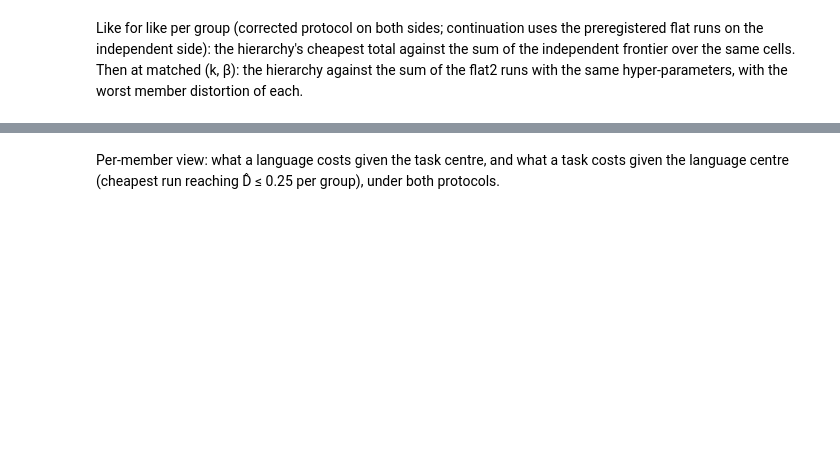
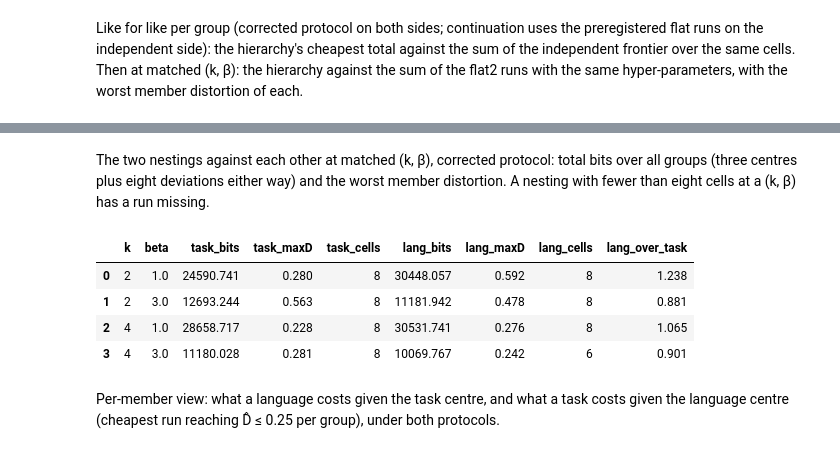
Before and after one commit to sirotenkogeorgii/prefix-programs, a Jupyter notebook: notebooks/01_figures.ipynb, the cells around one changed output, grey strips where cells are left out. Drawn from its saved outputs; the diff is of its cells as text; code cells hidden in the pictures; blank space fills up the shorter version.

Commit message:
Nesting comparison at matched hyper-parameters; notebook tables for the language-centred corrected hierarchy
Co-Authored-By: Claude Fable 5.1 <noreply@anthropic.com>

```diff
--- a/notebooks/01_figures.ipynb
+++ b/notebooks/01_figures.ipynb
@@ -300,3 +311,14 @@ mk.to_csv(TAB / "hier2_matched.csv", index=False); mk.round(3)
+# %% [markdown]
+The two nestings against each other at matched (k, β), corrected protocol: total bits over all groups (three centres plus eight deviations either way) and the worst member distortion. A nesting with fewer than eight cells at a (k, β) has a run missing.
+# %%
+nest = frontier.nestings_matched(ht2, hl2) if len(ht2) and len(hl2) else pd.DataFrame()
+nest.to_csv(TAB / "hier2_nestings.csv", index=False); nest.round(3)
+# %% [output]
+|  | k | beta | task_bits | task_maxD | task_cells | lang_bits | lang_maxD | lang_cells | lang_over_task |
+| 0 | 2 | 1.0 | 24590.741 | 0.280 | 8 | 30448.057 | 0.592 | 8 | 1.238 |
+| 1 | 2 | 3.0 | 12693.244 | 0.563 | 8 | 11181.942 | 0.478 | 8 | 0.881 |
+| 2 | 4 | 1.0 | 28658.717 | 0.228 | 8 | 30531.741 | 0.276 | 8 | 1.065 |
+| 3 | 4 | 3.0 | 11180.028 | 0.281 | 8 | 10069.767 | 0.242 | 6 | 0.901 |
 # %%
 fig = plots.plot_hier_bars(tt, tl, 0.25); fig.suptitle("preregistered selection", fontsize=9); fig.subplots_adjust(top=0.85); fig.savefig(FIG / "hier_bars.png", dpi=150); plt.show()
 if len(tt2):
```
Also changed, not shown: parts of 5 cells of this notebook, 9 other files.
